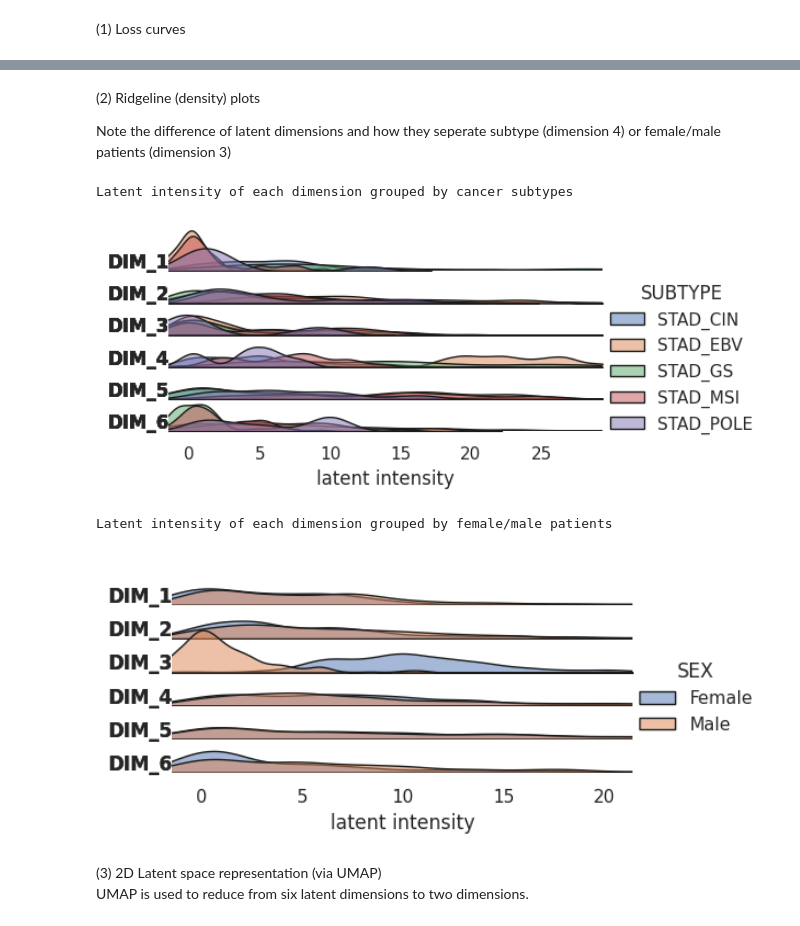
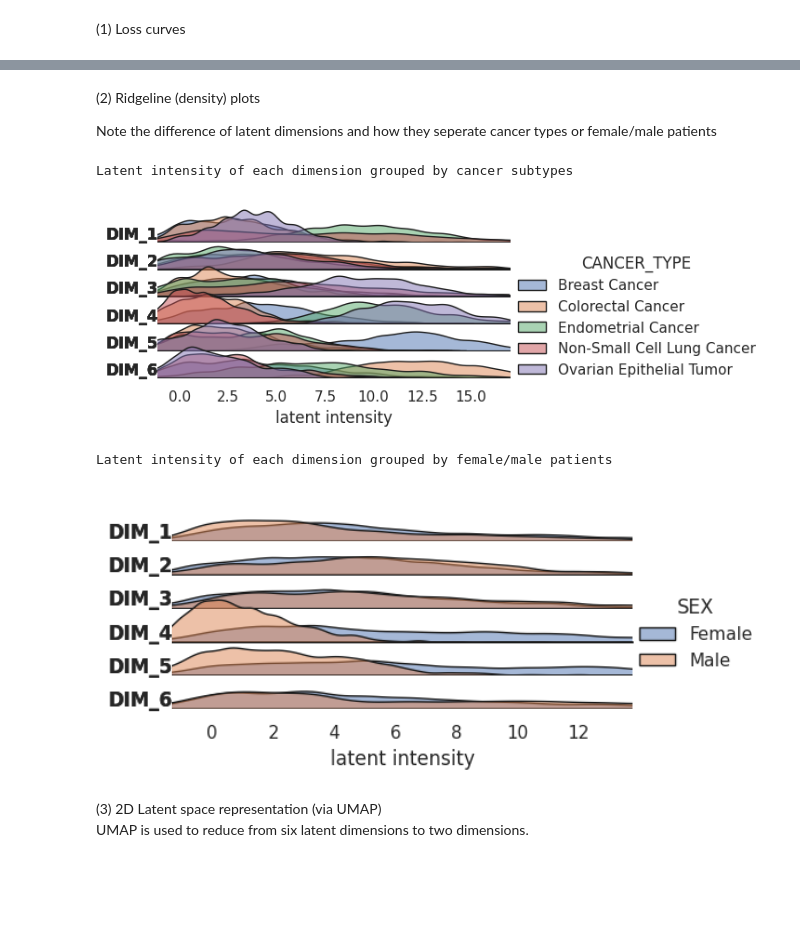
Before and after one commit to jan-forest/autoencodix, a Jupyter notebook: Tutorials/Basics_Autoencodix.ipynb, the cells around one changed output, grey strips where cells are left out. Cells and saved outputs as stored; diff of their text form; code cells hidden in the pictures; blank space fills up the shorter version.

```diff
--- a/Tutorials/Basics_Autoencodix.ipynb
+++ b/Tutorials/Basics_Autoencodix.ipynb
@@ -238,20 +238,21 @@ Relative contribution of loss terms to total loss
 # %% [markdown]
 (2) Ridgeline (density) plots
 
-Note the difference of latent dimensions and how they seperate subtype (dimension 4) or female/male patients (dimension 3)
+Note the difference of latent dimensions and how they seperate cancer types or female/male patients
 # %%
-ridge_subtype = Image(filename='reports/STAD-Example/figures/latent_dist_SUBTYPE.png', width=800)
-ridge_grade = Image(filename='reports/STAD-Example/figures/latent_dist_SEX.png', width=800)
+ridge_subtype = Image(filename='reports/TCGA-Example/figures/latent_dist_CANCER_TYPE.png', width=800)
+
+ridge_grade = Image(filename='reports/TCGA-Example/figures/latent_dist_SEX.png', width=800)
 
 print("Latent intensity of each dimension grouped by cancer subtypes")
 display(ridge_subtype)
 print("Latent intensity of each dimension grouped by female/male patients")
 display(ridge_grade)
 # %% [output]
 Latent intensity of each dimension grouped by cancer subtypes
-[figure, old version]
+[figure, new version]
 Latent intensity of each dimension grouped by female/male patients
-[figure, old version]
+[figure, new version]
 # %% [markdown]
 (3) 2D Latent space representation (via UMAP)
 UMAP is used to reduce from six latent dimensions to two dimensions.
```
Also changed, not shown: parts of 13 cells of this notebook, 11 other files.
